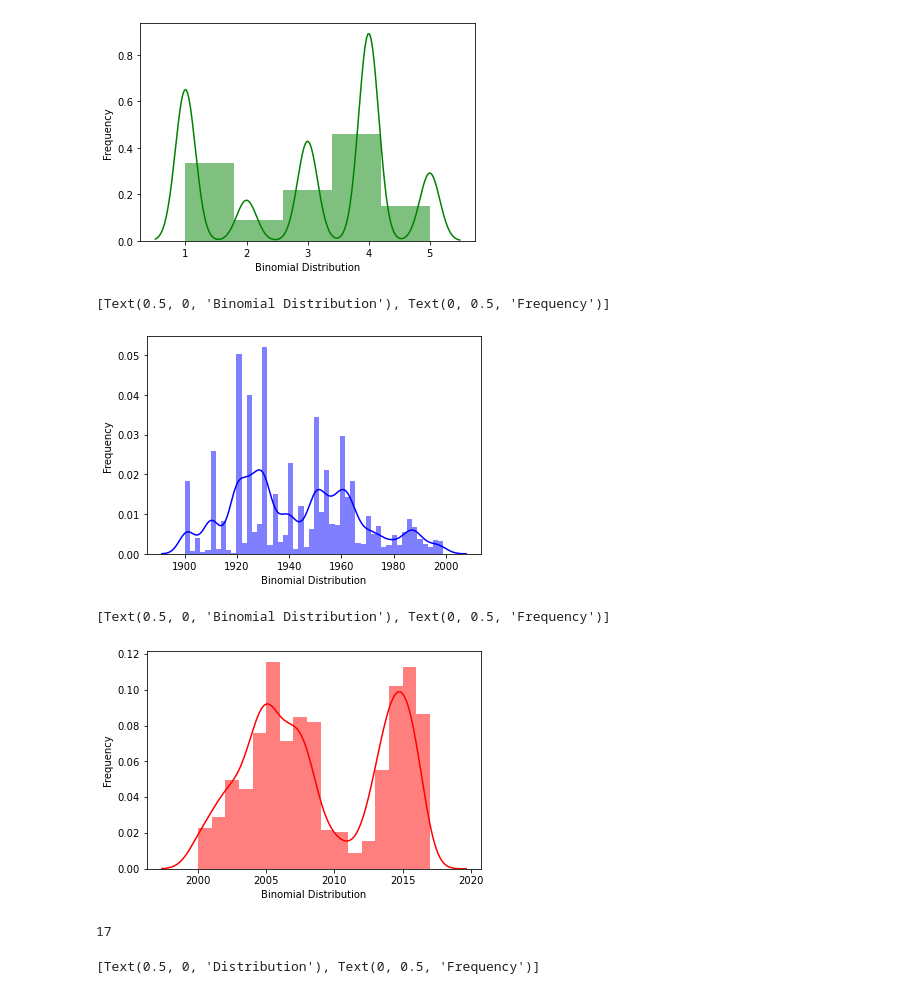
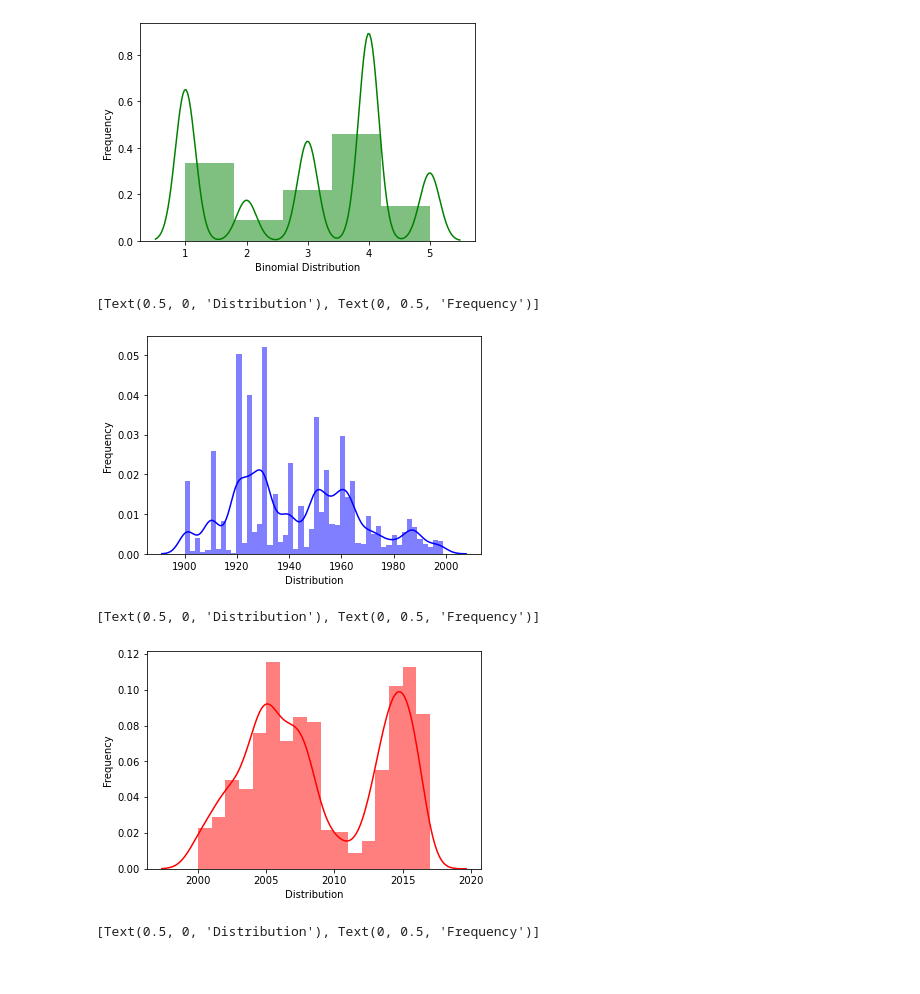
Before and after one commit to fikiwahyu/nyc_property_sales, a Jupyter notebook: PYTN_Assgn_2_076_WahyuFachrurZulfikar.ipynb, the cells around one changed output. Cells and saved outputs as stored; diff of their text form; code cells hidden in the pictures.

```diff
--- a/PYTN_Assgn_2_076_WahyuFachrurZulfikar.ipynb
+++ b/PYTN_Assgn_2_076_WahyuFachrurZulfikar.ipynb
@@ -128,27 +132,23 @@ sales_price20 = nyc_rolling_sales.loc[cond, "SALE PRICE"]
 # %%
 ax = sns.distplot(x = sales_yb19.values,
                     bins=50,
                     kde=True,
                     color='blue',
                     hist_kws={'linewidth':15, 'alpha':.5})
-ax.set(xlabel='Binomial Distribution', ylabel='Frequency')
+ax.set(xlabel='Distribution', ylabel='Frequency')
 # %% [output]
-[Text(0.5, 0, 'Binomial Distribution'), Text(0, 0.5, 'Frequency')]
+[Text(0.5, 0, 'Distribution'), Text(0, 0.5, 'Frequency')]
-[figure, old version]
+[figure, new version]
 # %%
 ax = sns.distplot(x = sales_yb20.values,
                     bins=(sales_yb20.max() - sales_yb20.min()),
                     kde=True,
                     color='red',
                     hist_kws={'linewidth':15, 'alpha':.5})
-ax.set(xlabel='Binomial Distribution', ylabel='Frequency')
+ax.set(xlabel='Distribution', ylabel='Frequency')
 # %% [output]
-[Text(0.5, 0, 'Binomial Distribution'), Text(0, 0.5, 'Frequency')]
+[Text(0.5, 0, 'Distribution'), Text(0, 0.5, 'Frequency')]
-[figure, old version]
+[figure, new version]
-# %%
-sales_yb20.max() - sales_yb20.min()
-# %% [output]
-17
 # %%
 ax = sns.distplot(x = sales_price19.values,
                     bins=50,
```
Also changed, not shown: parts of 3 cells of this notebook.
